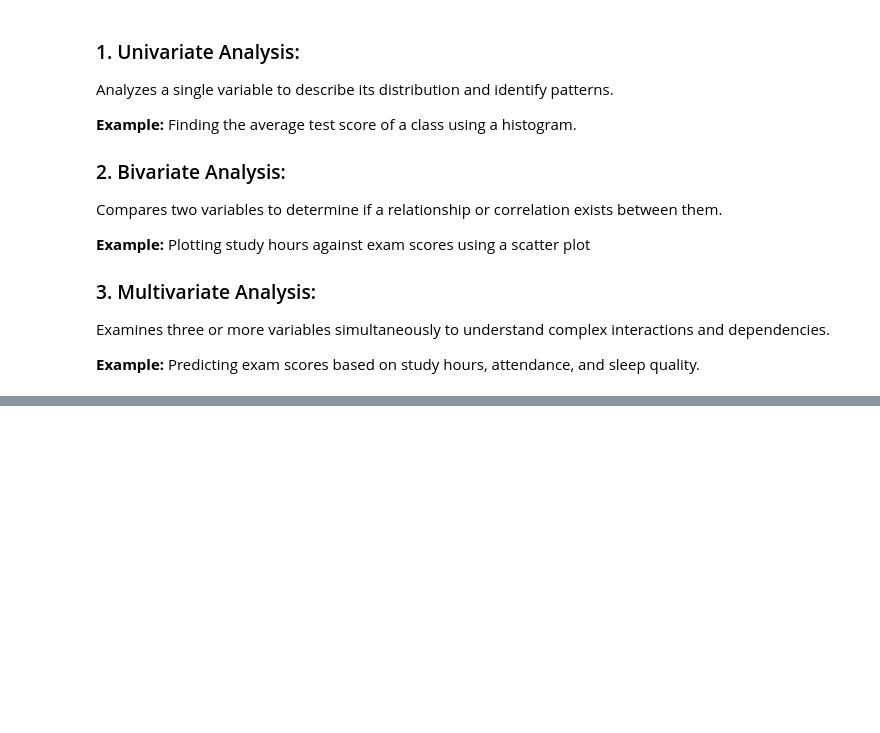
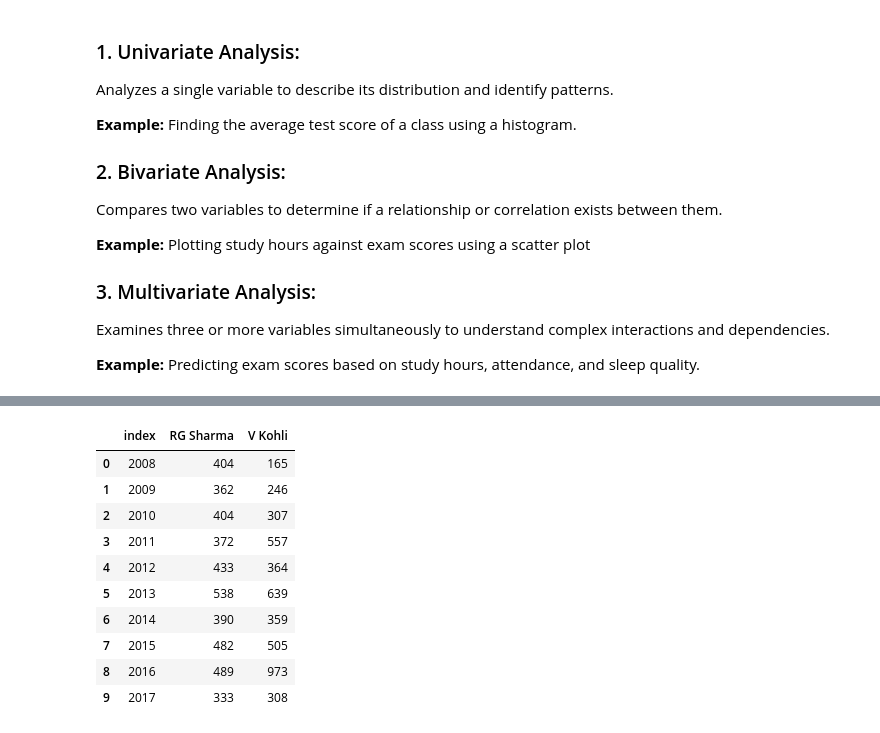
Before and after one commit to Muhammad-Waleed-Source/Matplotlib, a Jupyter notebook: Matplotlib_1.ipynb, the cells around one changed output, grey strips where cells are left out. Drawn from its saved outputs; the diff is of its cells as text; code cells hidden in the pictures; blank space fills up the shorter version.

```diff
--- a/Matplotlib_1.ipynb
+++ b/Matplotlib_1.ipynb
@@ -40,0 +52,16 @@ plt.style.use('default')
+# %%
+# from a pandas dataframe
+batsman = pd.read_csv('/content/sharma-kohli.csv')
+batsman
+# %% [output]
+|  | index | RG Sharma | V Kohli |
+| 0 | 2008 | 404 | 165 |
+| 1 | 2009 | 362 | 246 |
+| 2 | 2010 | 404 | 307 |
+| 3 | 2011 | 372 | 557 |
+| 4 | 2012 | 433 | 364 |
+| 5 | 2013 | 538 | 639 |
+| 6 | 2014 | 390 | 359 |
+| 7 | 2015 | 482 | 505 |
+| 8 | 2016 | 489 | 973 |
+| 9 | 2017 | 333 | 308 |
```
Also changed, not shown: parts of 5 cells of this notebook.
